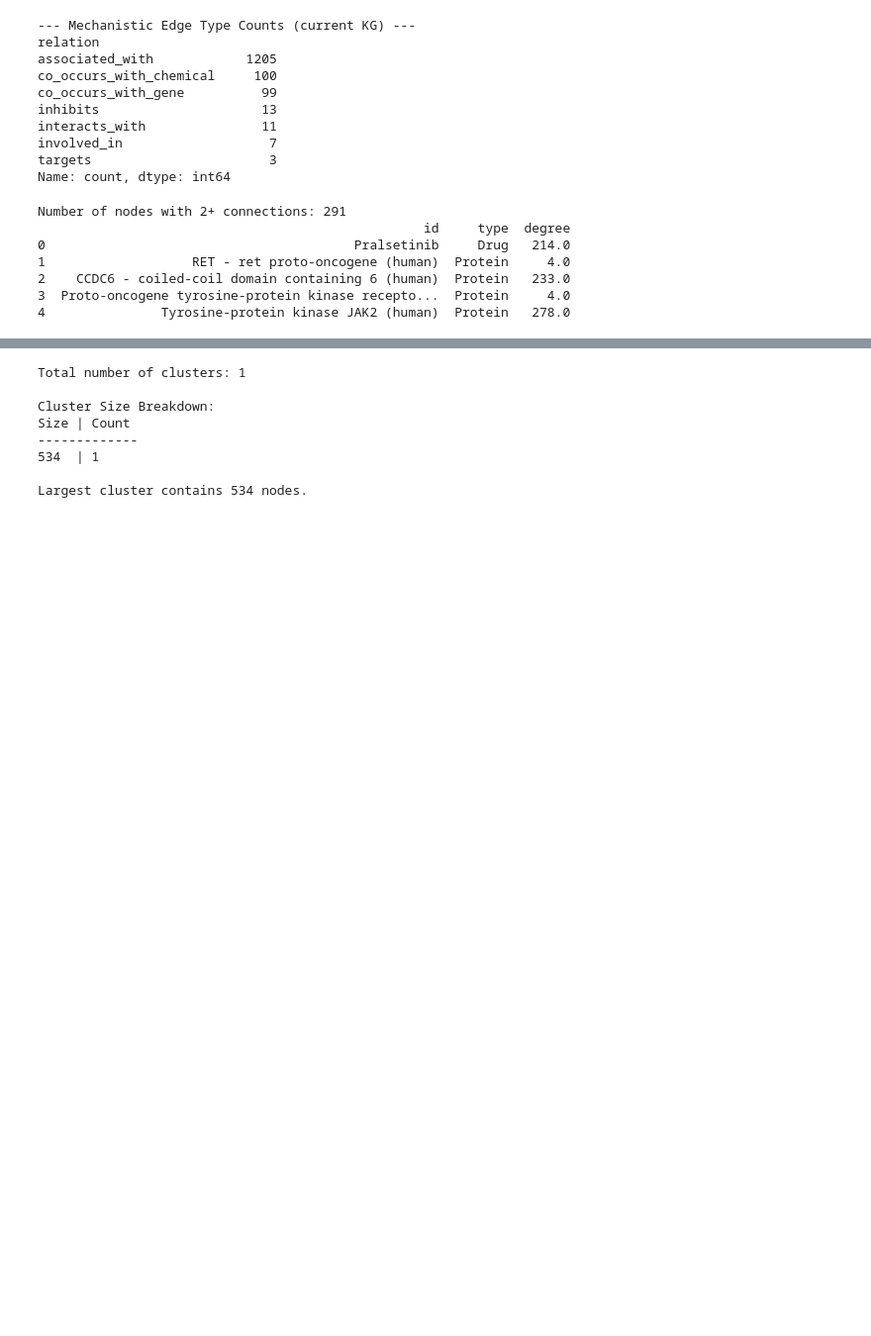
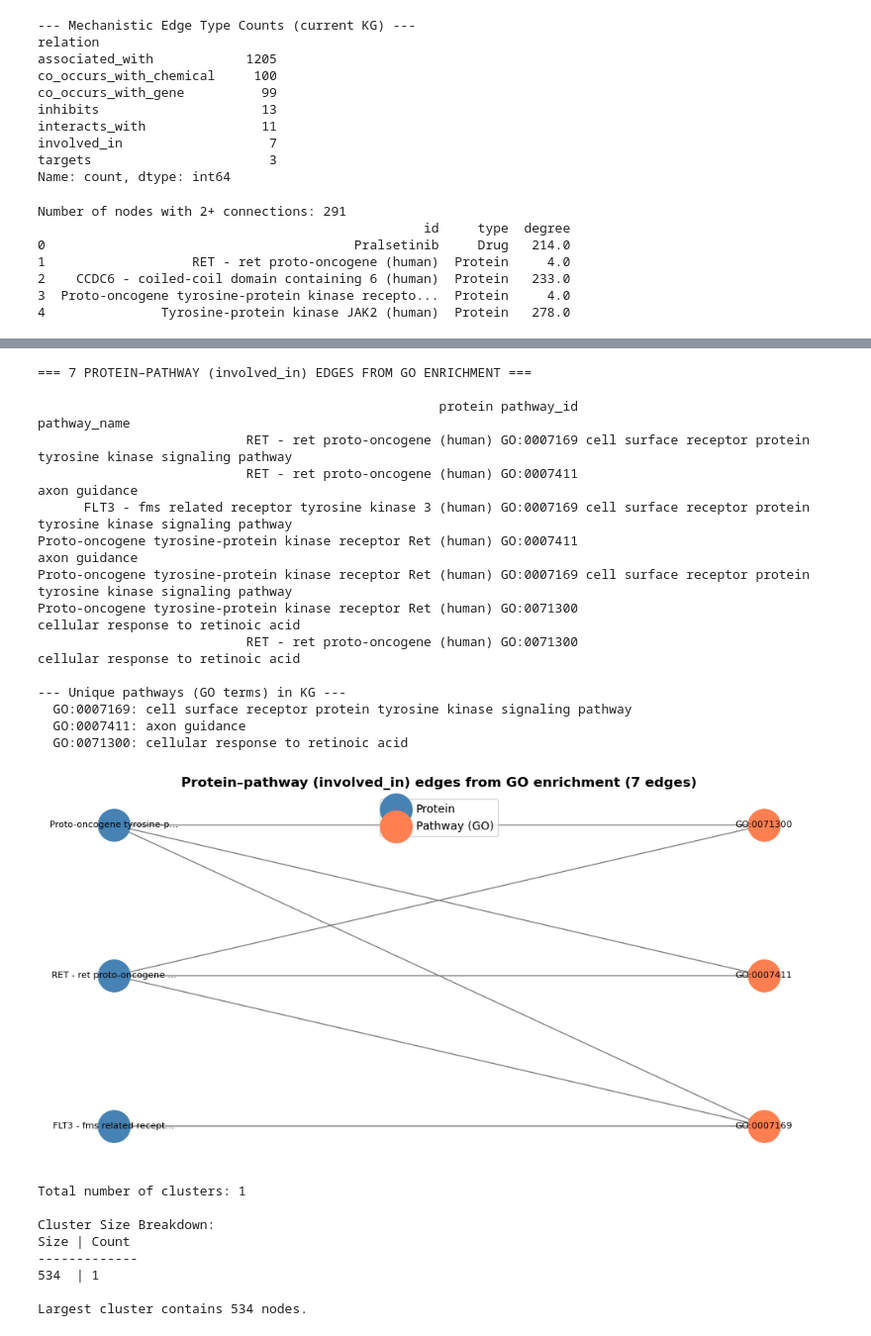
Before and after one commit to Ishaanbal/DSC180B-B23-Knowledge-Graph-and-Biomedical-Ontology, a Jupyter notebook: notebooks/eda.ipynb, the cells around one changed output, grey strips where cells are left out. Shown at 99% size. Saved outputs shown, nothing was run; the diff lists cells and outputs as text; code cells hidden in the pictures; blank space fills up the shorter version.

Commit message:
go enrichment edges visualized

```diff
--- a/notebooks/eda.ipynb
+++ b/notebooks/eda.ipynb
@@ -351,3 +361,57 @@ Number of nodes with 2+ connections: 291
+# %%
+# Annotated list of the 7 GO enrichment (involved_in) edges
+involved = edges_df[edges_df["relation"] == "involved_in"].copy()
+involved = involved.rename(columns={"source": "protein", "target": "pathway_id"})
+involved["pathway_name"] = involved["metadata"].fillna(involved["pathway_id"])
+pathway_list = involved[["protein", "pathway_id", "pathway_name"]].drop_duplicates()
+
+print("=== 7 PROTEIN–PATHWAY (involved_in) EDGES FROM GO ENRICHMENT ===\n")
+print(pathway_list.to_string(index=False))
+
+# Unique pathways (for reference)
+print("\n--- Unique pathways (GO terms) in KG ---")
+for pid, name in pathway_list.drop_duplicates("pathway_id")[["pathway_id", "pathway_name"]].itertuples(index=False):
+    print(f"  {pid}: {name}")
+
+# Small network: proteins and pathway nodes with involved_in edges
+G_path = nx.DiGraph()
+for _, row in involved.iterrows():
+    G_path.add_edge(row["protein"], row["pathway_id"], relation="involved_in")
+# Node types for layout/color
+protein_set = set(involved["protein"])
+pathway_set = set(involved["pathway_id"])
+
+fig, ax = plt.subplots(figsize=(10, 5))
+pos = nx.bipartite_layout(G_path, protein_set, align="vertical")
+# Shorten protein labels for display
+pos_short = {n: pos[n] for n in G_path.nodes()}
+labels = {n: (n[:25] + "…" if len(n) > 25 and n in protein_set else n) for n in G_path.nodes()}
+nx.draw_networkx_nodes(G_path, pos, nodelist=list(protein_set), node_color="steelblue", node_size=800, label="Protein", ax=ax)
+nx.draw_networkx_nodes(G_path, pos, nodelist=list(pathway_set), node_color="coral", node_size=800, label="Pathway (GO)", ax=ax)
+nx.draw_networkx_edges(G_path, pos, edge_color="gray", ax=ax)
+nx.draw_networkx_labels(G_path, pos, labels, font_size=8, ax=ax)
+ax.set_title("Protein–pathway (involved_in) edges from GO enrichment (7 edges)", fontweight="bold")
+ax.legend(scatterpoints=1)
+ax.axis("off")
+plt.tight_layout()
+plt.show()
+# %% [output]
+=== 7 PROTEIN–PATHWAY (involved_in) EDGES FROM GO ENRICHMENT ===
+
+                                                    protein pathway_id                                                    pathway_name
+                           RET - ret proto-oncogene (human) GO:0007169 cell surface receptor protein tyrosine kinase signaling pathway
+                           RET - ret proto-oncogene (human) GO:0007411                                                   axon guidance
+      FLT3 - fms related receptor tyrosine kinase 3 (human) GO:0007169 cell surface receptor protein tyrosine kinase signaling pathway
+Proto-oncogene tyrosine-protein kinase receptor Ret (human) GO:0007411                                                   axon guidance
+Proto-oncogene tyrosine-protein kinase receptor Ret (human) GO:0007169 cell surface receptor protein tyrosine kinase signaling pathway
+Proto-oncogene tyrosine-protein kinase receptor Ret (human) GO:0071300                              cellular response to retinoic acid
+                           RET - ret proto-oncogene (human) GO:0071300                              cellular response to retinoic acid
+
+--- Unique pathways (GO terms) in KG ---
+  GO:0007169: cell surface receptor protein tyrosine kinase signaling pathway
+  GO:0007411: axon guidance
+  GO:0071300: cellular response to retinoic acid
+[figure, added]
 # %%
 # 1. Identify all weakly connected components (clusters)
 # This includes single isolated nodes as components of size 1
```
Also changed, not shown: parts of 5 cells of this notebook.
